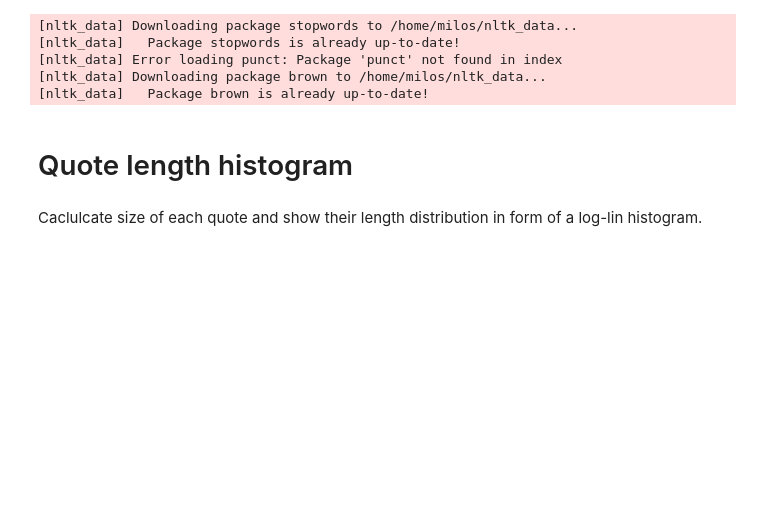
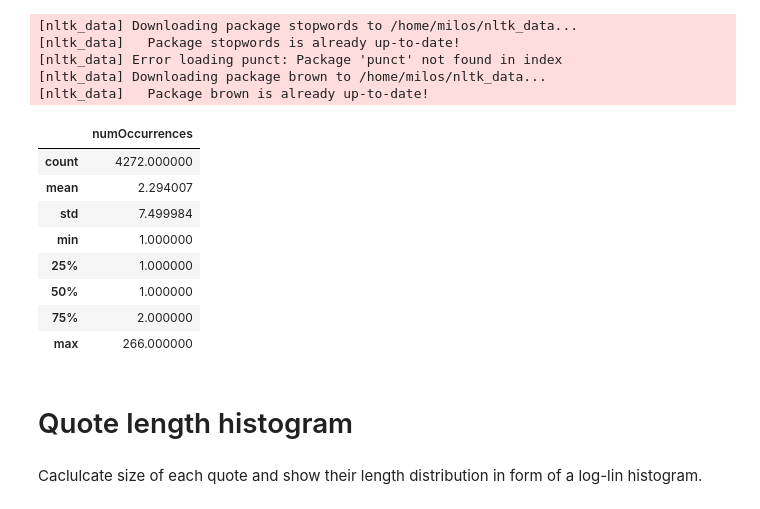
Before and after one commit to epfl-ada/ada-2021-project-nameerror, a Jupyter notebook: notebooks/Milos_playbook.ipynb, the cells around one changed output. Saved outputs shown, nothing was run; the diff lists cells and outputs as text; code cells hidden in the pictures; blank space fills up the shorter version.

```diff
--- a/notebooks/Milos_playbook.ipynb
+++ b/notebooks/Milos_playbook.ipynb
@@ -29,6 +29,18 @@ IMG_DIR = '../img'
 [nltk_data]   Package brown is already up-to-date!
 # %%
 df = pd.read_json(f'{DATA_DIR}/fine_filtered2020_attrs.json.bz2', compression='bz2')
+# %%
+df.describe()
+# %% [output]
+|  | numOccurrences |
+| count | 4272.000000 |
+| mean | 2.294007 |
+| std | 7.499984 |
+| min | 1.000000 |
+| 25% | 1.000000 |
+| 50% | 1.000000 |
+| 75% | 2.000000 |
+| max | 266.000000 |
 # %% [markdown]
 # Quote length histogram
 # %% [markdown]
```
Also changed, not shown: parts of 9 cells of this notebook.
